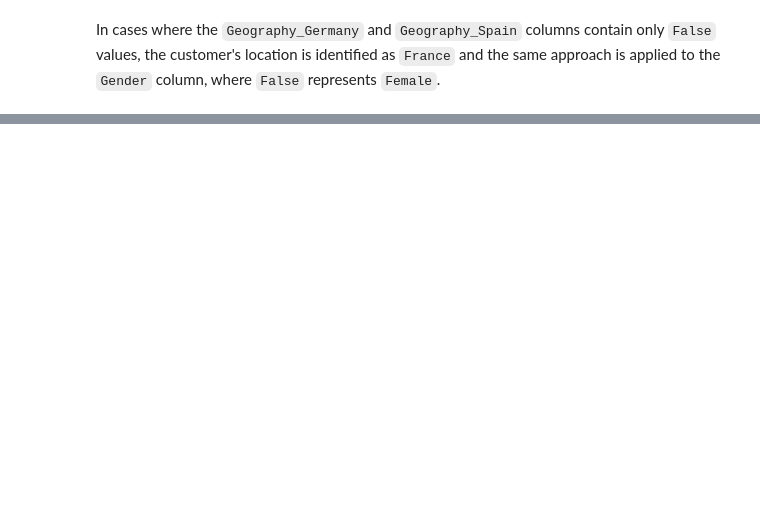
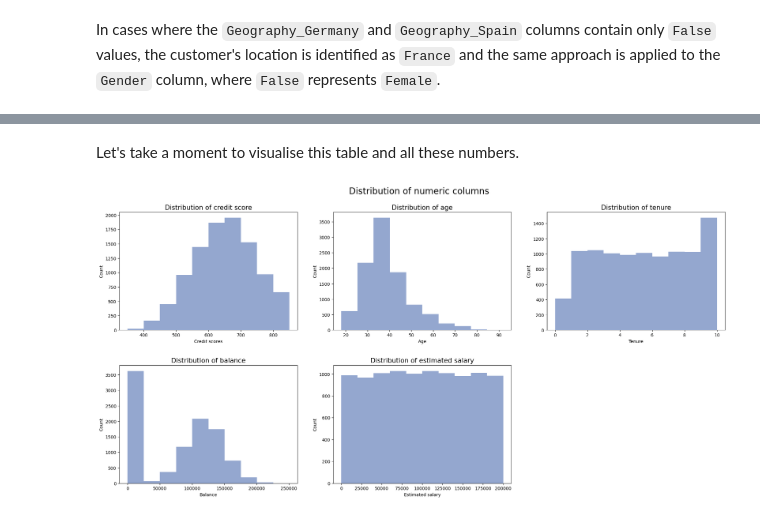
Before and after one commit to gogifemi/ds-bootcamp-projects, a Jupyter notebook: machine_learning_project/ML_project.ipynb, the cells around one changed output, grey strips where cells are left out. Cells and saved outputs as stored; diff of their text form; code cells hidden in the pictures; blank space fills up the shorter version.

```diff
--- a/machine_learning_project/ML_project.ipynb
+++ b/machine_learning_project/ML_project.ipynb
@@ -177,0 +182,33 @@ df.describe()
+# %% [markdown]
+Let's take a moment to visualise this table and all these numbers.
+# %%
+color = sns.color_palette('BuPu', 8)[3]
+
+fig, ax = plt.subplots(2,3, figsize=(20,10))
+plt.suptitle('Distribution of numeric columns', fontsize=20)
+fig.tight_layout()
+plt.subplots_adjust(hspace = .3, wspace = .2, top = .9)
+
+ax[0][0].hist(x=df['CreditScore'], color=color)
+ax[0][0].set(xlabel="Credit scores", ylabel="Count")
+ax[0][0].set_title("Distribution of credit score", fontsize = 15);
+
+ax[0][1].hist(x= df['Age'], color=color)
+ax[0][1].set(xlabel="Age", ylabel="Count")
+ax[0][1].set_title("Distribution of age", fontsize = 15);
+
+ax[0][2].hist(x=df['Tenure'], color=color)
+ax[0][2].set(xlabel="Tenure", ylabel="Count")
+ax[0][2].set_title("Distribution of tenure", fontsize = 15);
+
+ax[1][0].hist(x=df['Balance'], color=color)
+ax[1][0].set(xlabel="Balance", ylabel="Count")
+ax[1][0].set_title("Distribution of balance", fontsize = 15);
+
+ax[1][1].hist(x=df['EstimatedSalary'], color=color)
+ax[1][1].set(xlabel="Estimated salary", ylabel="Count")
+ax[1][1].set_title("Distribution of estimated salary", fontsize = 15);
+
+fig.delaxes(ax[1][2]);
+# %% [output]
+[figure, added]
```
Also changed, not shown: parts of 63 cells of this notebook.
